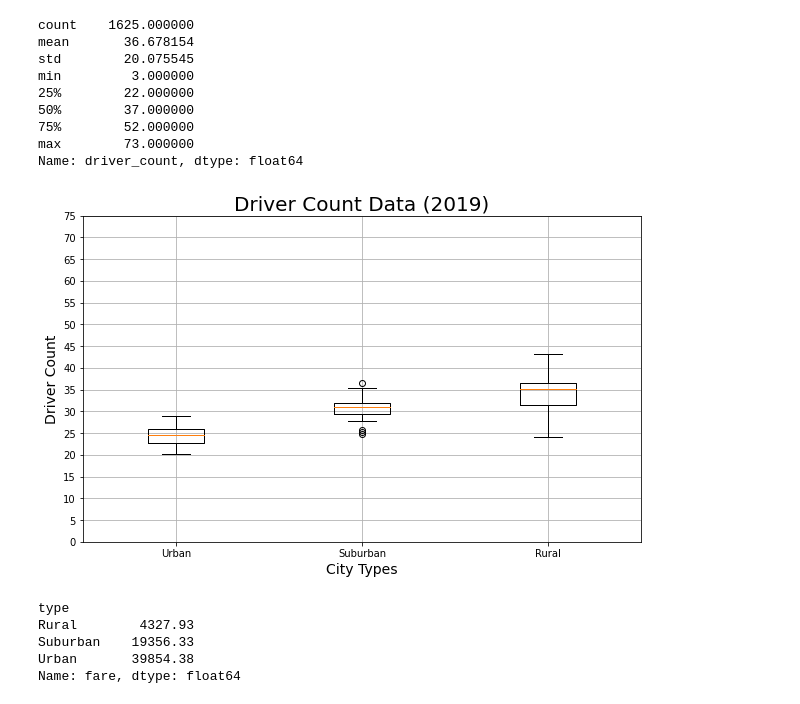
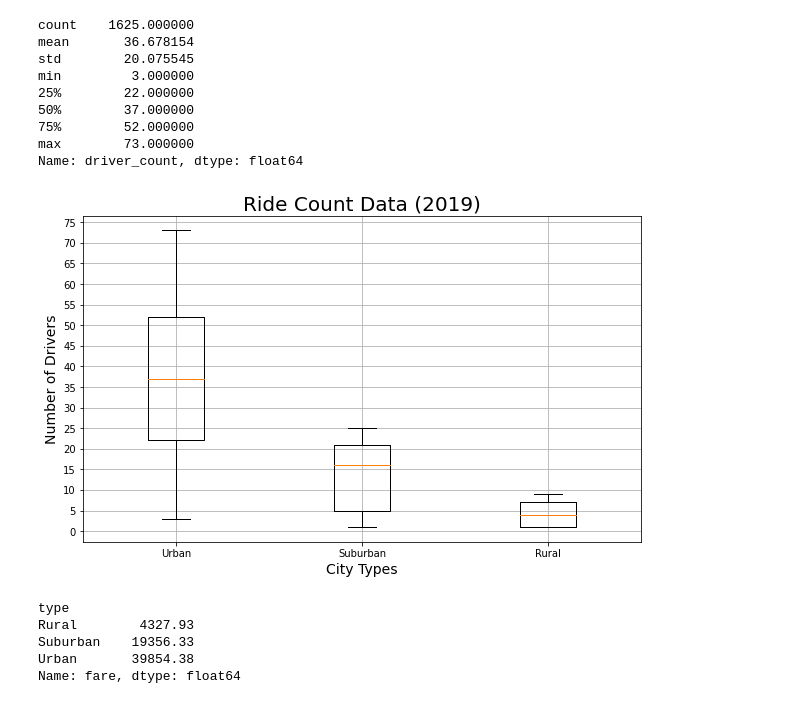
Before and after one commit to JFoArlas/PyBer_Analysis, a Jupyter notebook: PyBer.ipynb, the cells around one changed output. Saved outputs shown, nothing was run; the diff lists cells and outputs as text; code cells hidden in the pictures.

Commit message:
fixed box and whisker graphs

```diff
--- a/PyBer.ipynb
+++ b/PyBer.ipynb
@@ -670,19 +673,21 @@ min         3.000000
 max        73.000000
 Name: driver_count, dtype: float64
 # %%
-# Add all ride fare box-and-whisker plots to the same graph.
+# Add all ride count box-and-whisker plots to the same graph.
 x_labels = ["Urban", "Suburban","Rural"]
-driver_count_data = [urban_driver_count, suburban_driver_count, rural_driver_count]
+ride_counts_data = [urban_drivers, suburban_drivers, rural_drivers]
 fig, ax = plt.subplots(figsize=(10, 6))
-ax.set_title('Driver Count Data (2019)',fontsize=20)
-ax.set_ylabel('Driver Count',fontsize=14)
+ax.set_title('Ride Count Data (2019)',fontsize=20)
+ax.set_ylabel('Number of Drivers',fontsize=14)
 ax.set_xlabel("City Types",fontsize=14)
-ax.boxplot(ride_fare_data, labels=x_labels)
-ax.set_yticks(np.arange(0, 80, step=5))
+ax.boxplot(ride_counts_data, labels=x_labels)
+ax.set_yticks(np.arange(0, 76, step=5))
 ax.grid()
+# Save the figure.
+plt.savefig("analysis/Fig4.png")
 plt.show()
 # %% [output]
-[figure, old version]
+[figure, new version]
 # %%
 # Get the sum of the fares for each city type.
 sum_fares_by_type = pyber_data_df.groupby(["type"]).sum()["fare"]
```
Also changed, not shown: parts of 6 cells of this notebook, 2 other files.
